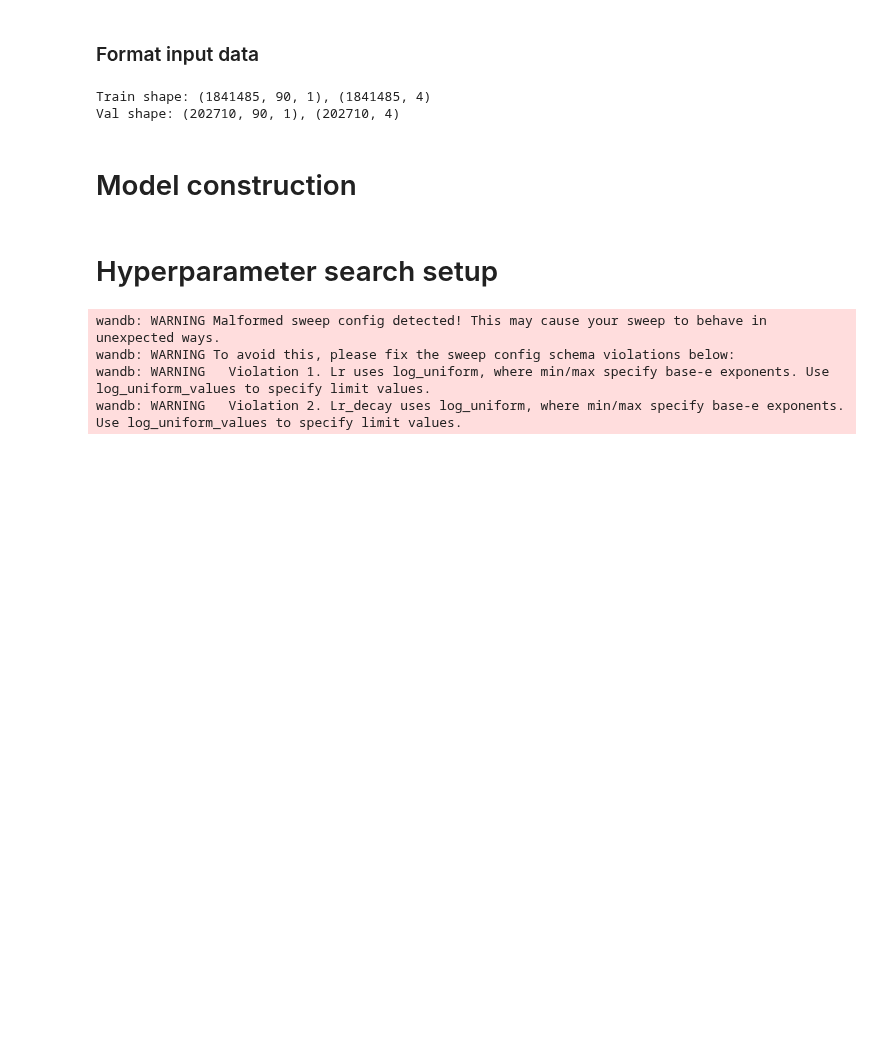
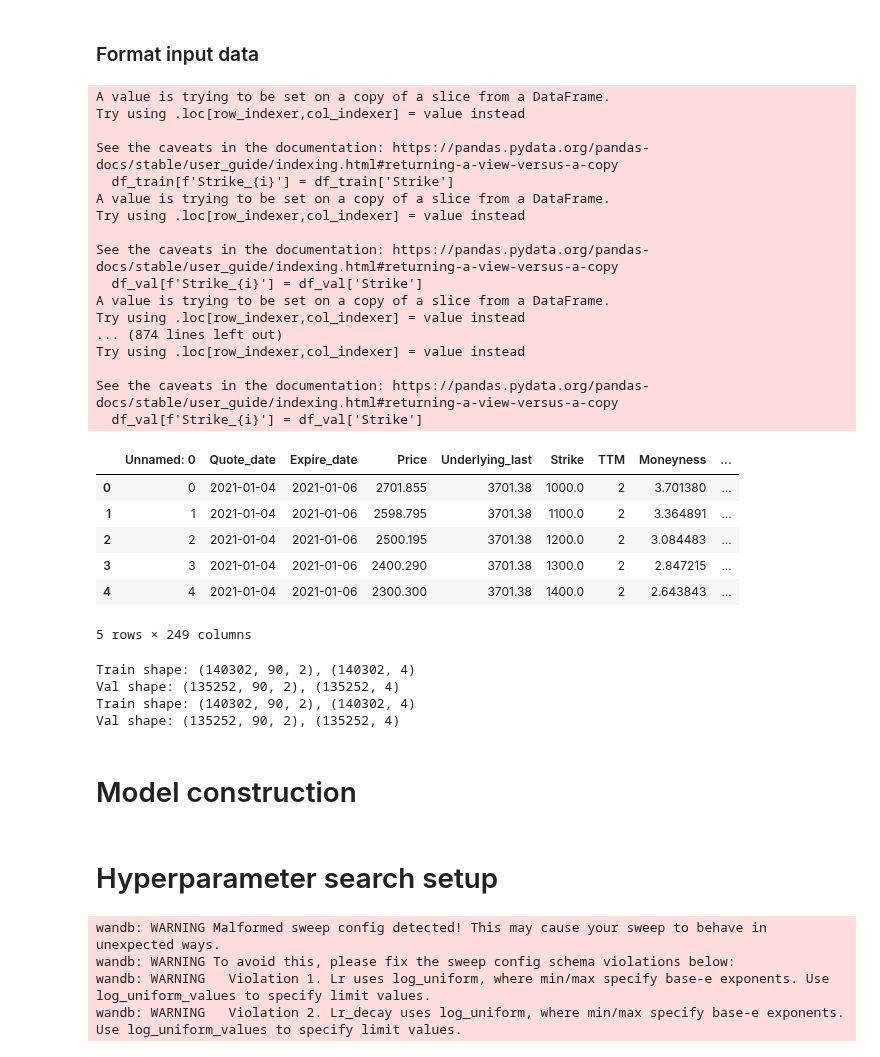
Before and after one commit to erlend-rygg/deep-learning-for-option-pricing, a Jupyter notebook: LSTM-MLP_notebooks/LSTM-MLP.ipynb, the cells around one changed output. Cells and saved outputs as stored; diff of their text form; code cells hidden in the pictures; blank space fills up the shorter version.

Commit message:
Added TTM in LSTM for testing

```diff
--- a/LSTM-MLP_notebooks/LSTM-MLP.ipynb
+++ b/LSTM-MLP_notebooks/LSTM-MLP.ipynb
@@ -108,10 +113,12 @@ max_timesteps = 90
 moneyness = False # Moneyness = True WIP
 bs_vars = ['Moneyness', 'TTM', 'R'] if moneyness else ['Underlying_last', 'Strike', 'TTM', 'R']
 underlying_lags = ['Underlying_last'] + [f'Underlying_{i}' for i in range (1, max_timesteps)]
+strikes = ["Strike"] + [f'Strike_{i}' for i in range (1, max_timesteps)]
+
 
 # Create train, validation and test set split points
 train_start = datetime(2021,1,1)
-val_start = train_start + relativedelta(months=11)
+val_start = train_start + relativedelta(months=1)
 test_start = val_start + relativedelta(months=1)
 test_end = test_start + relativedelta(months=1)
 train_start = str(train_start.date())
@@ -122,6 +129,13 @@ test_end = str(test_end.date())
 # Split train and validation data
 df_train = df[(df['Quote_date'] >= train_start) & ( df['Quote_date'] < val_start)]
 df_val = df[(df['Quote_date'] >= val_start) & ( df['Quote_date'] < test_start)]
+
+# Add timestep number of duplicates of the strike price
+for i in range(1, max_timesteps):
+    df_train[f'Strike_{i}'] = df_train['Strike']
+    df_val[f'Strike_{i}'] = df_val['Strike']
+
+display(df_train.head(5))
 
 del df
 # Extract target values
@@ -131,41 +145,71 @@ val_y = (df_val['Price']/df_val['Strike']).to_numpy() if moneyness else df_val['
 # If usining moneyness, extract strike
 if moneyness:
     train_strike = df_train['Strike'].to_numpy()
     val_strike = df_val['Strike'].to_numpy()
 
 # Convert dataframes to numpy arrays
-train_x = [df_train[underlying_lags].to_numpy(), df_train[bs_vars].to_numpy()]
-val_x = [df_val[underlying_lags].to_numpy(), df_val[bs_vars].to_numpy()]
+# Make train_x an array for the LSTM network with shape (samples, timesteps, features)
+train_x = [df_train[underlying_lags + strikes].to_numpy().reshape(-1, max_timesteps, 2), df_train[bs_vars].to_numpy()]
+val_x = [df_val[underlying_lags + strikes].to_numpy().reshape(-1, max_timesteps, 2), df_val[bs_vars].to_numpy()]
 
 del df_train
 del df_val
 
+print(f'Train shape: {train_x[0].shape}, {train_x[1].shape}')
+print(f'Val shape: {val_x[0].shape}, {val_x[1].shape}')
+
 # Scale features based on training set
 underlying_scaler = MinMaxScaler()
-train_x[0] = underlying_scaler.fit_transform(train_x[0])
-val_x[0] = underlying_scaler.transform(val_x[0])
+train_x[0] = underlying_scaler.fit_transform(train_x[0].reshape(-1, train_x[0].shape[-1])).reshape(train_x[0].shape)
+val_x[0] = underlying_scaler.transform(val_x[0].reshape(-1, val_x[0].shape[-1])).reshape(val_x[0].shape)
 
 bs_scaler = MinMaxScaler()
 train_x[1] = bs_scaler.fit_transform(train_x[1])
 val_x[1] = bs_scaler.transform(val_x[1])
 
 # Shuffle training set
 np.random.seed(0)
 shuffle = np.random.permutation(len(train_x[0]))
 train_x = [train_x[0][shuffle], train_x[1][shuffle]]
 train_y = train_y[shuffle]
 if moneyness:
     train_strike = train_strike[shuffle]
 
 # Reshape data to fit LSTM
-train_x = [train_x[0].reshape(len(train_x[0]), max_timesteps,1), train_x[1]]
-val_x = [val_x[0].reshape(len(val_x[0]), max_timesteps, 1), val_x[1]]
+train_x = [train_x[0].reshape(len(train_x[0]), max_timesteps,2), train_x[1]]
+val_x = [val_x[0].reshape(len(val_x[0]), max_timesteps, 2), val_x[1]]
 
 print(f'Train shape: {train_x[0].shape}, {train_x[1].shape}')
 print(f'Val shape: {val_x[0].shape}, {val_x[1].shape}')
 # %% [output]
-Train shape: (1841485, 90, 1), (1841485, 4)
-Val shape: (202710, 90, 1), (202710, 4)
+A value is trying to be set on a copy of a slice from a DataFrame.
+Try using .loc[row_indexer,col_indexer] = value instead
+
+See the caveats in the documentation: https://pandas.pydata.org/pandas-docs/stable/user_guide/indexing.html#returning-a-view-versus-a-copy
+  df_train[f'Strike_{i}'] = df_train['Strike']
+A value is trying to be set on a copy of a slice from a DataFrame.
+Try using .loc[row_indexer,col_indexer] = value instead
+
+See the caveats in the documentation: https://pandas.pydata.org/pandas-docs/stable/user_guide/indexing.html#returning-a-view-versus-a-copy
+  df_val[f'Strike_{i}'] = df_val['Strike']
+A value is trying to be set on a copy of a slice from a DataFrame.
+Try using .loc[row_indexer,col_indexer] = value instead
+... (874 lines left out)
+Try using .loc[row_indexer,col_indexer] = value instead
+
+See the caveats in the documentation: https://pandas.pydata.org/pandas-docs/stable/user_guide/indexing.html#returning-a-view-versus-a-copy
+  df_val[f'Strike_{i}'] = df_val['Strike']
+|  | Unnamed: 0 | Quote_date | Expire_date | Price | Underlying_last | Strike | TTM | Moneyness | ... |
+| 0 | 0 | 2021-01-04 | 2021-01-06 | 2701.855 | 3701.38 | 1000.0 | 2 | 3.701380 | ... |
+| 1 | 1 | 2021-01-04 | 2021-01-06 | 2598.795 | 3701.38 | 1100.0 | 2 | 3.364891 | ... |
+| 2 | 2 | 2021-01-04 | 2021-01-06 | 2500.195 | 3701.38 | 1200.0 | 2 | 3.084483 | ... |
+| 3 | 3 | 2021-01-04 | 2021-01-06 | 2400.290 | 3701.38 | 1300.0 | 2 | 2.847215 | ... |
+| 4 | 4 | 2021-01-04 | 2021-01-06 | 2300.300 | 3701.38 | 1400.0 | 2 | 2.643843 | ... |
+5 rows × 249 columns
+Train shape: (140302, 90, 2), (140302, 4)
+Val shape: (135252, 90, 2), (135252, 4)
+Train shape: (140302, 90, 2), (140302, 4)
+Val shape: (135252, 90, 2), (135252, 4)
 # %% [markdown]
 # Model construction
 # %%
```
Also changed, not shown: parts of 6 cells of this notebook, 3 other files.
